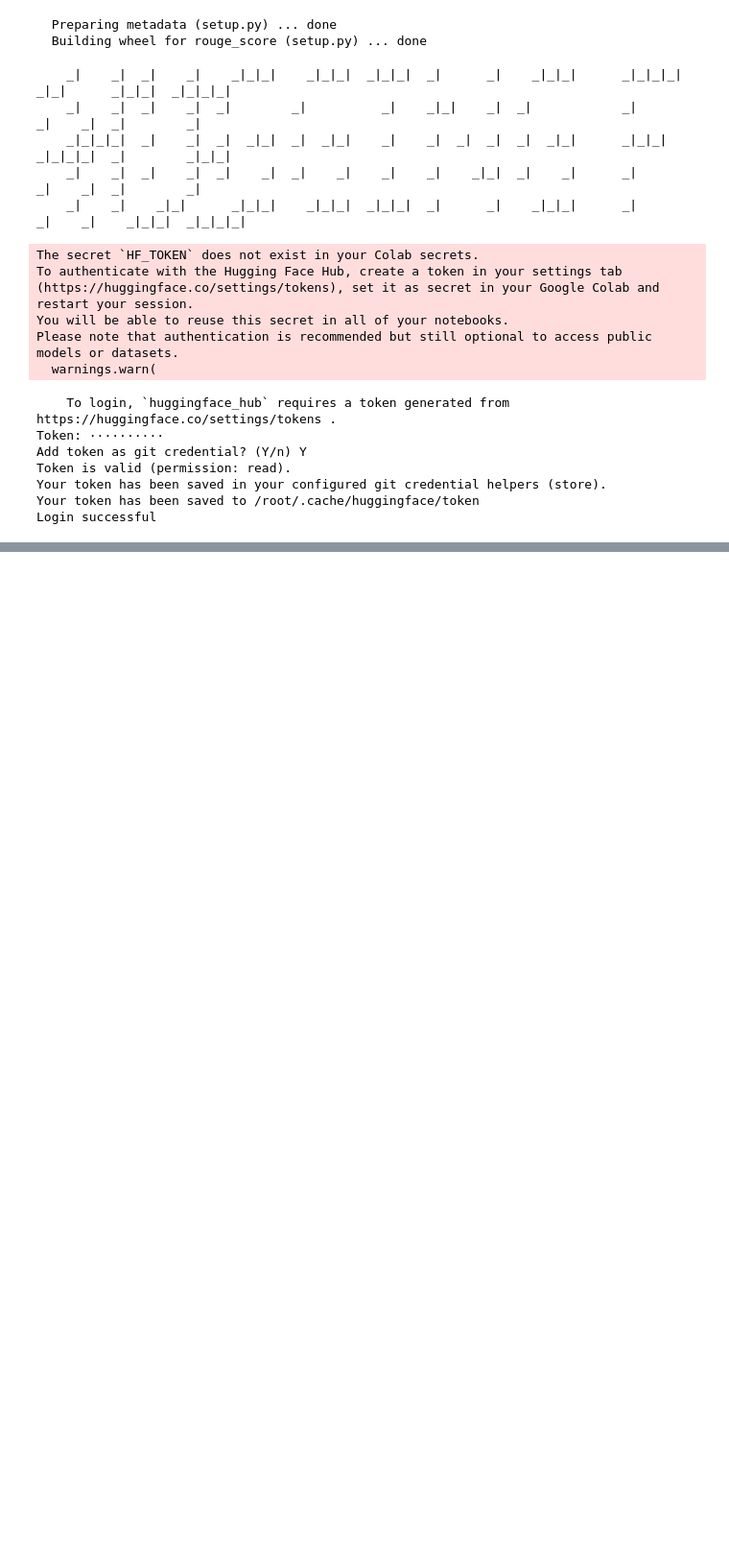
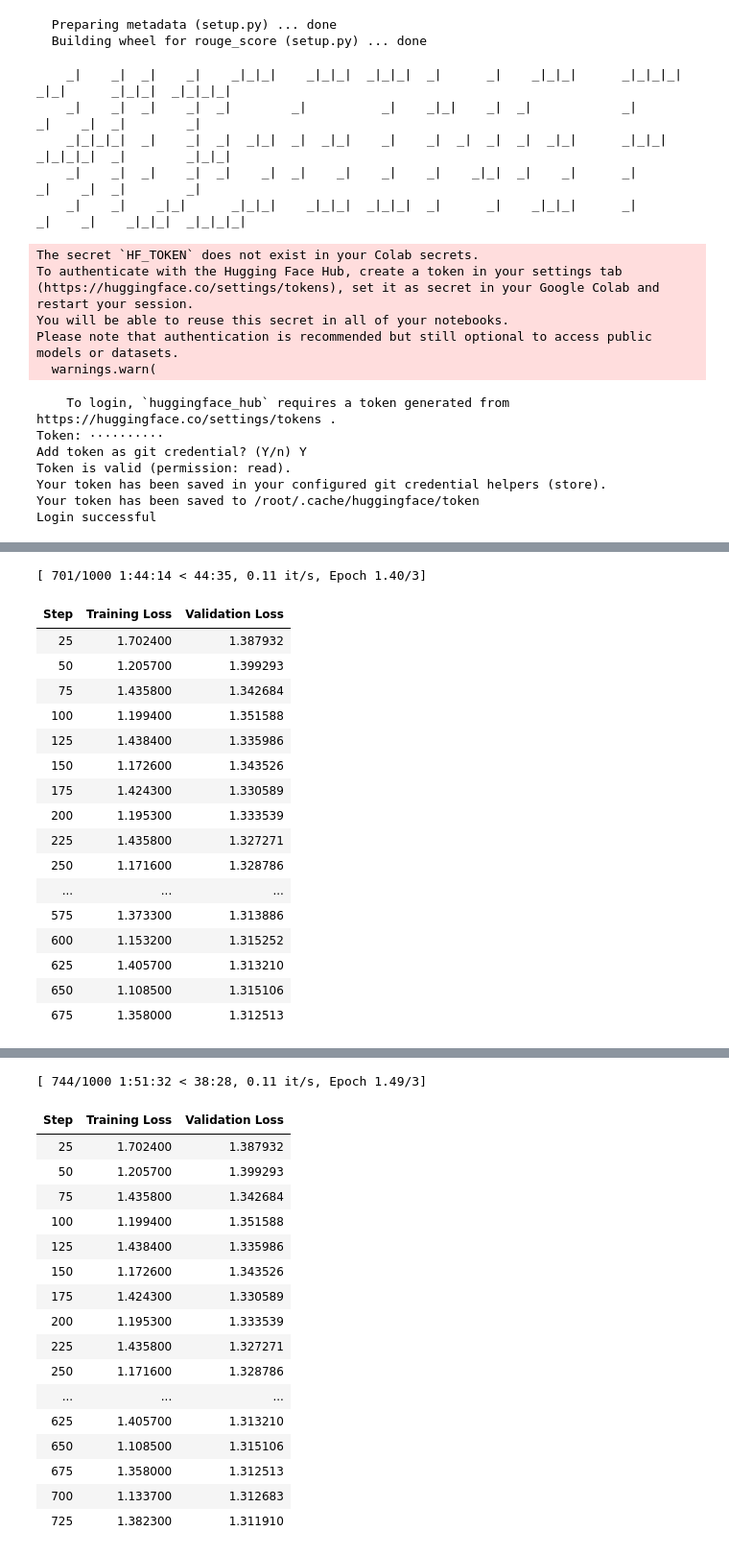
Before and after one commit to thebhulawat/tuner, a Jupyter notebook: tuner.ipynb, the cells around one changed output, grey strips where cells are left out. Shown at 96% size. Cells and saved outputs as stored; diff of their text form; code cells hidden in the pictures; blank space fills up the shorter version.

Commit message:
Added trainer script

```diff
--- a/tuner.ipynb
+++ b/tuner.ipynb
@@ -88,0 +192,7 @@ os.environ['WANDB_DISABLED'] = 'true'
+# %%
+max_length = get_max_length(original_model)
+print(max_length)
+train_dataset = preprocess_dataset(tokenizer, max_length, seed, dataset['train'])
+eval_dataset = preprocess_dataset(tokenizer, max_length, seed, dataset['validation'])
+print(len(dataset['train']))
+print(len(dataset['validation']))
@@ -88,0 +233,34 @@ os.environ['WANDB_DISABLED'] = 'true'
+# %%
+output_dir = f'./peft-dialogue-summary-training-{str(int(time.time()))}'
+print(output_dir)
+import transformers
+peft_training_args = TrainingArguments(
+    output_dir = output_dir,
+    warmup_steps = 1,
+    per_device_train_batch_size = 1,
+    gradient_accumulation_steps = 4,
+    max_steps = 1000,
+    learning_rate = 2e-4,
+    optim = "paged_adamw_8bit",
+    logging_steps = 25,
+    logging_dir = "./logs/",
+    save_strategy = "steps",
+    save_steps = 25,
+    evaluation_strategy = "steps",
+    eval_steps = 25,
+    do_eval = True,
+    gradient_checkpointing = True,
+    report_to = "none",
+    overwrite_output_dir = True,
+    group_by_length = True
+)
+
+peft_model.config.use_cache = False
+
+peft_trainer = transformers.Trainer(
+    model = peft_model,
+    train_dataset = train_dataset,
+    eval_dataset = eval_dataset,
+    args = peft_training_args,
+    data_collator = transformers.DataCollatorForLanguageModeling(tokenizer, mlm = False)
+)
@@ -88,0 +271,21 @@ os.environ['WANDB_DISABLED'] = 'true'
+# %%
+peft_trainer.train()
+# %% [output]
+[ 701/1000 1:44:14 < 44:35, 0.11 it/s, Epoch 1.40/3]
+| Step | Training Loss | Validation Loss |
+| 25 | 1.702400 | 1.387932 |
+| 50 | 1.205700 | 1.399293 |
+| 75 | 1.435800 | 1.342684 |
+| 100 | 1.199400 | 1.351588 |
+| 125 | 1.438400 | 1.335986 |
+| 150 | 1.172600 | 1.343526 |
+| 175 | 1.424300 | 1.330589 |
+| 200 | 1.195300 | 1.333539 |
+| 225 | 1.435800 | 1.327271 |
+| 250 | 1.171600 | 1.328786 |
+| ... | ... | ... |
+| 575 | 1.373300 | 1.313886 |
+| 600 | 1.153200 | 1.315252 |
+| 625 | 1.405700 | 1.313210 |
+| 650 | 1.108500 | 1.315106 |
+| 675 | 1.358000 | 1.312513 |
@@ -88,0 +293,18 @@ os.environ['WANDB_DISABLED'] = 'true'
+[ 744/1000 1:51:32 < 38:28, 0.11 it/s, Epoch 1.49/3]
+| Step | Training Loss | Validation Loss |
+| 25 | 1.702400 | 1.387932 |
+| 50 | 1.205700 | 1.399293 |
+| 75 | 1.435800 | 1.342684 |
+| 100 | 1.199400 | 1.351588 |
+| 125 | 1.438400 | 1.335986 |
+| 150 | 1.172600 | 1.343526 |
+| 175 | 1.424300 | 1.330589 |
+| 200 | 1.195300 | 1.333539 |
+| 225 | 1.435800 | 1.327271 |
+| 250 | 1.171600 | 1.328786 |
+| ... | ... | ... |
+| 625 | 1.405700 | 1.313210 |
+| 650 | 1.108500 | 1.315106 |
+| 675 | 1.358000 | 1.312513 |
+| 700 | 1.133700 | 1.312683 |
+| 725 | 1.382300 | 1.311910 |
```
Also changed, not shown: parts of 22 cells of this notebook.
